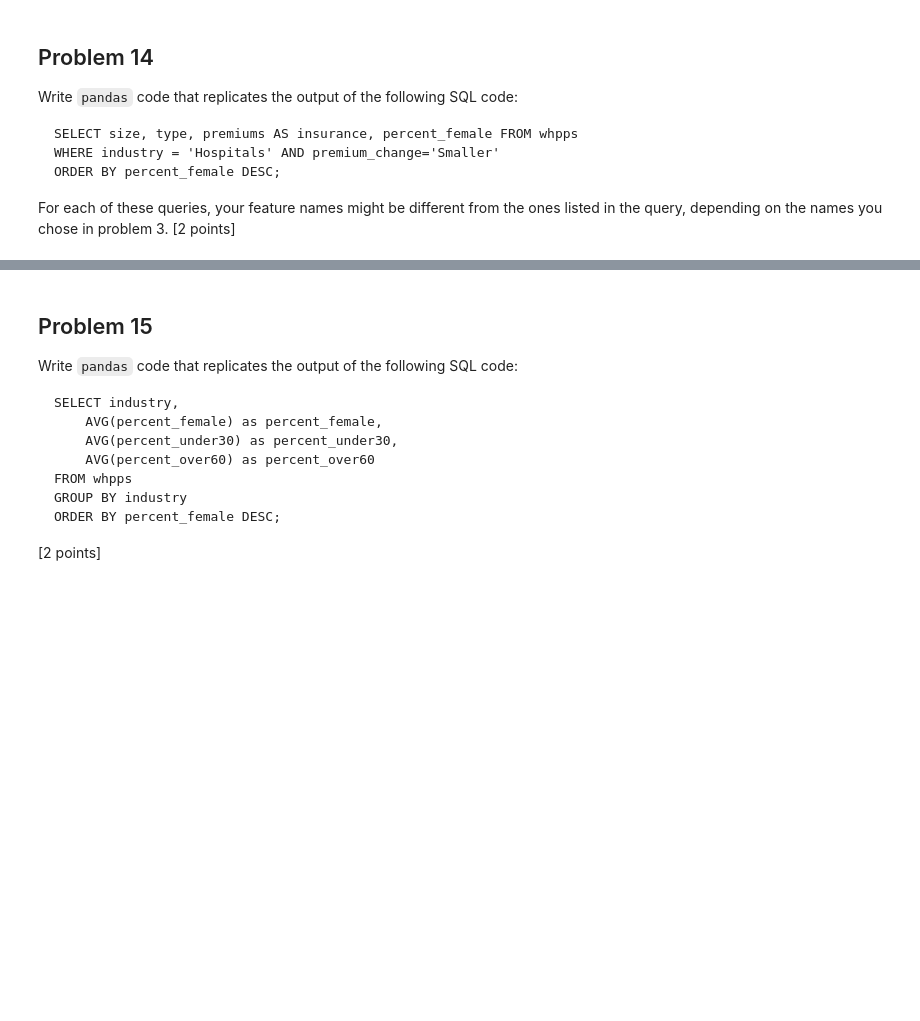
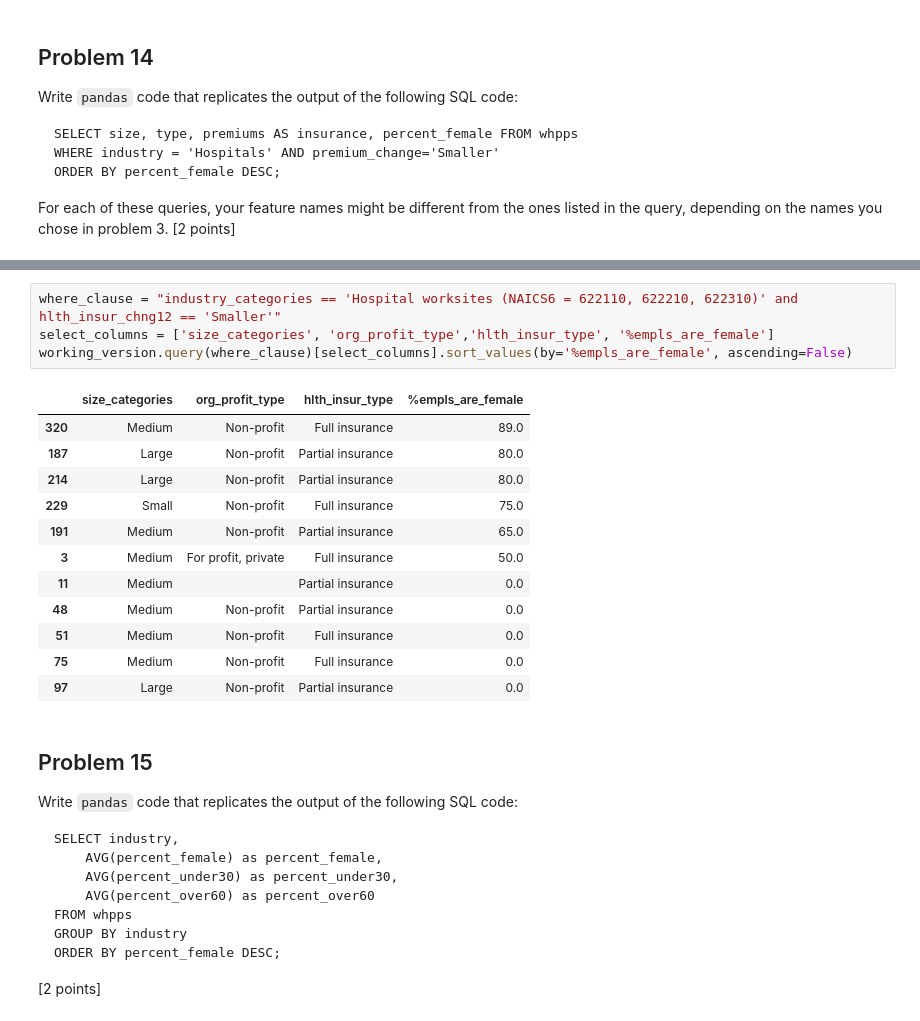
Before and after one commit to allaccountstaken/surfing_data_pipeline, a Jupyter notebook: M8/labassignment8.ipynb, the cells around one changed output, grey strips where cells are left out. Cells and saved outputs as stored; diff of their text form; blank space fills up the shorter version.

```diff
--- a/M8/labassignment8.ipynb
+++ b/M8/labassignment8.ipynb
@@ -410,3 +420,20 @@ For each of these queries, your feature names might be different from the ones l
+# %%
+where_clause = "industry_categories == 'Hospital worksites (NAICS6 = 622110, 622210, 622310)' and hlth_insur_chng12 == 'Smaller'"
+select_columns = ['size_categories', 'org_profit_type','hlth_insur_type', '%empls_are_female']
+working_version.query(where_clause)[select_columns].sort_values(by='%empls_are_female', ascending=False)
+# %% [output]
+|  | size_categories | org_profit_type | hlth_insur_type | %empls_are_female |
+| 320 | Medium | Non-profit | Full insurance | 89.0 |
+| 187 | Large | Non-profit | Partial insurance | 80.0 |
+| 214 | Large | Non-profit | Partial insurance | 80.0 |
+| 229 | Small | Non-profit | Full insurance | 75.0 |
+| 191 | Medium | Non-profit | Partial insurance | 65.0 |
+| 3 | Medium | For profit, private | Full insurance | 50.0 |
+| 11 | Medium |  | Partial insurance | 0.0 |
+| 48 | Medium | Non-profit | Partial insurance | 0.0 |
+| 51 | Medium | Non-profit | Full insurance | 0.0 |
+| 75 | Medium | Non-profit | Full insurance | 0.0 |
+| 97 | Large | Non-profit | Partial insurance | 0.0 |
 # %% [markdown]
 ## Problem 15
 Write `pandas` code that replicates the output of the following SQL code:
```
Also changed, not shown: parts of 1 cell of this notebook.
